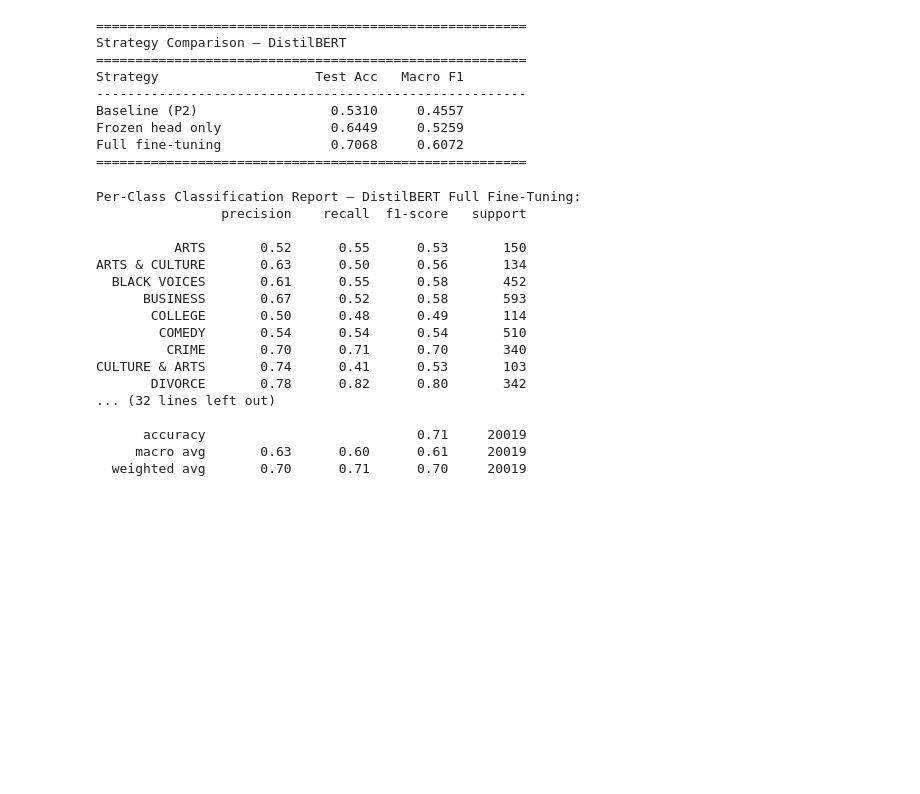
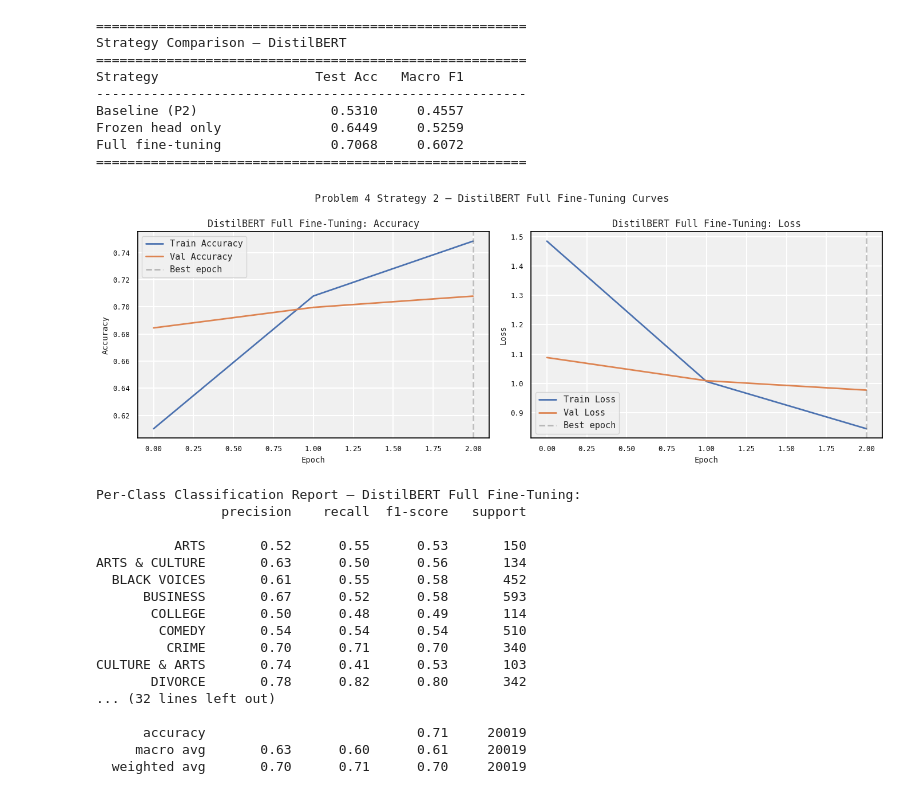
Before and after one commit to ushak1984/DX703-HuffPost-News-Analysis-Milestone2, a Jupyter notebook: Milestone_02.ipynb, the cells around one changed output. Saved outputs shown, nothing was run; the diff lists cells and outputs as text; code cells hidden in the pictures; blank space fills up the shorter version.

Commit message:
Updated code Problem 1,2 4 completed

```diff
--- a/Milestone_02.ipynb
+++ b/Milestone_02.ipynb
@@ -1733,6 +1733,39 @@ Baseline (P2)                 0.5310     0.4557
 Frozen head only              0.6449     0.5259
 Full fine-tuning              0.7068     0.6072
 =======================================================
+# %%
+# ============================================
+# Strategy 2 — Training Curves
+# ============================================
+
+fig, axes = plt.subplots(1, 2, figsize=(14, 5))
+
+# Accuracy
+axes[0].plot(history_bert_ft["train_acc"], label="Train Accuracy")
+axes[0].plot(history_bert_ft["val_acc"],   label="Val Accuracy")
+axes[0].axvline(best_epoch_ft - 1, linestyle="--",
+                alpha=0.5, color="gray", label="Best epoch")
+axes[0].set_title("DistilBERT Full Fine-Tuning: Accuracy")
+axes[0].set_xlabel("Epoch")
+axes[0].set_ylabel("Accuracy")
+axes[0].legend()
+
+# Loss
+axes[1].plot(history_bert_ft["train_loss"], label="Train Loss")
+axes[1].plot(history_bert_ft["val_loss"],   label="Val Loss")
+axes[1].axvline(best_epoch_ft - 1, linestyle="--",
+                alpha=0.5, color="gray", label="Best epoch")
+axes[1].set_title("DistilBERT Full Fine-Tuning: Loss")
+axes[1].set_xlabel("Epoch")
+axes[1].set_ylabel("Loss")
+axes[1].legend()
+
+plt.suptitle("Problem 4 Strategy 2 – DistilBERT Full Fine-Tuning Curves",
+             fontsize=13)
+plt.tight_layout()
+plt.show()
+# %% [output]
+[figure, added]
 # %%
 # ============================================
 # Strategy 2 — Per Class Classification Report
```
